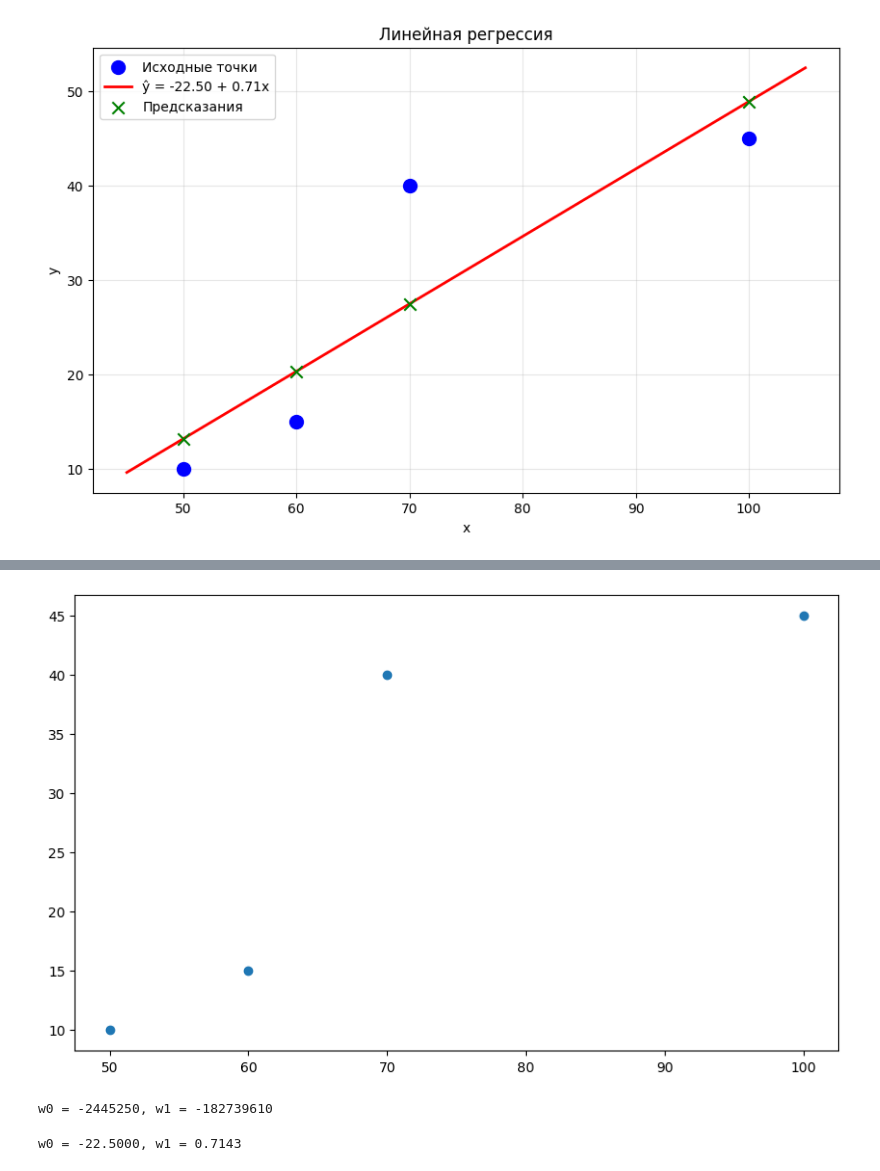
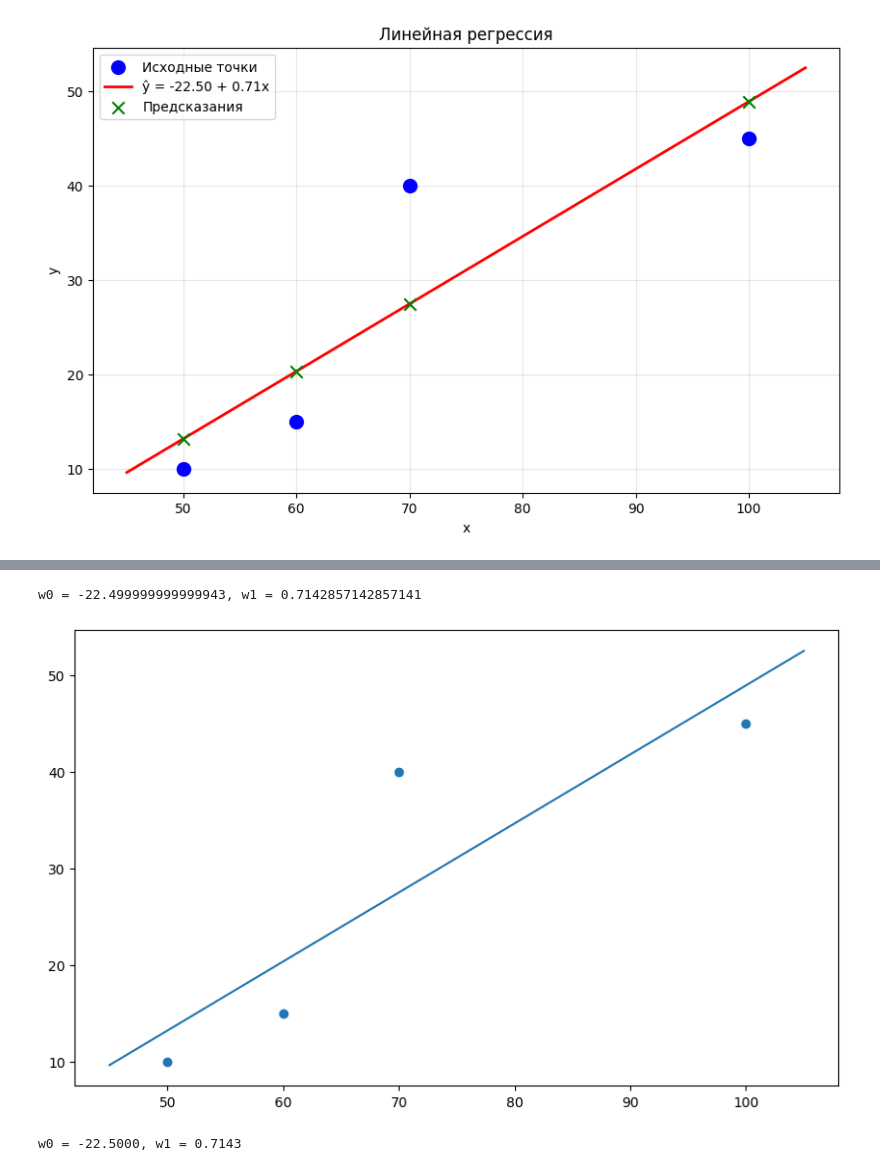
Before and after one commit to Tkaheva/MO, a Jupyter notebook: homework_practice_2_1.ipynb, the cells around one changed output, grey strips where cells are left out. Drawn from its saved outputs; the diff is of its cells as text; code cells hidden in the pictures.

```diff
--- a/homework_practice_2_1.ipynb
+++ b/homework_practice_2_1.ipynb
@@ -66,32 +263,34 @@ plt.show()
 # %%
 import matplotlib.pyplot as plt
 import seaborn as sns
+import numpy as np
 
 %matplotlib inline
 
 plt.figure(figsize = (10, 6))
 plt.scatter(x_hw, y_hw)
 #plt.plot(x_hw, y_hw)
-plt.show()
 
 #Find coef regression
-import numpy as np
-
 X = np.array([[1, 50],[1, 60],[1, 70],[1, 100]])
 Y = np.array([[10],[15],[40],[45]])
 x_t_x = X.T.dot(X)
-x_inv = np.invert(x_t_x)
+x_inv = np.linalg.inv(x_t_x)
 x_t_y = X.T.dot(Y)
 coef = x_inv.dot(x_t_y)
+w0 = coef[0][0]
+w1 = coef[1][0]
 print(f'w0 = {coef[0][0]}, w1 = {coef[1][0]}')
 
 #pred
 #y^=w0+w1x
-w1_x = coef[1][0] * X
-y = coef[0][0] + w1_x
+lin_reg = np.linspace(min(x_hw) - 5, max(x_hw) + 5, 100)
+y = w0 + w1 * lin_reg
+plt.plot(lin_reg, y)
+plt.show()
 # %% [output]
+w0 = -22.499999999999943, w1 = 0.7142857142857141
-[figure, old version]
+[figure, new version]
-w0 = -2445250, w1 = -182739610
 # %%
 import matplotlib.pyplot as plt
 import seaborn as sns
```
Also changed, not shown: parts of 1 cell of this notebook.
